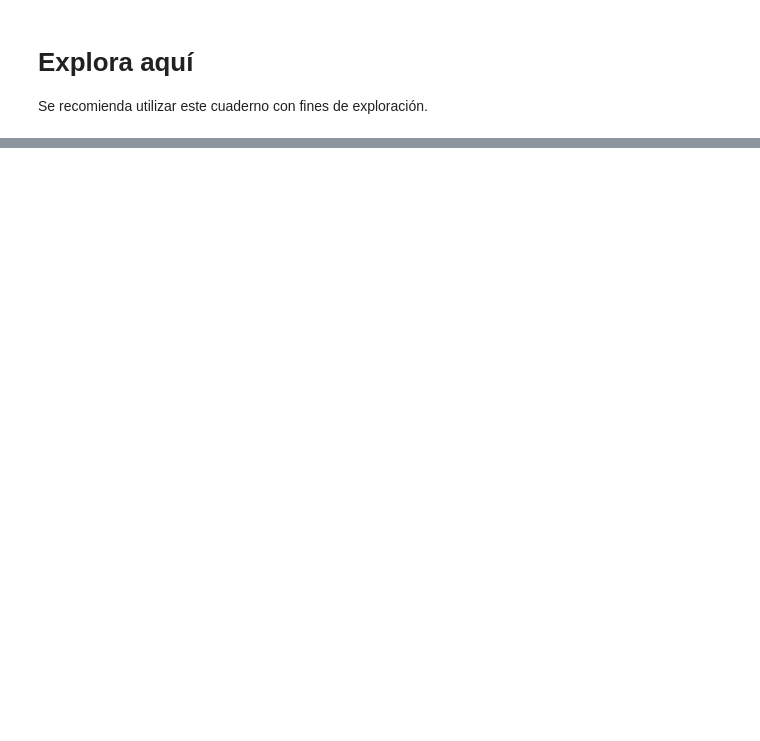
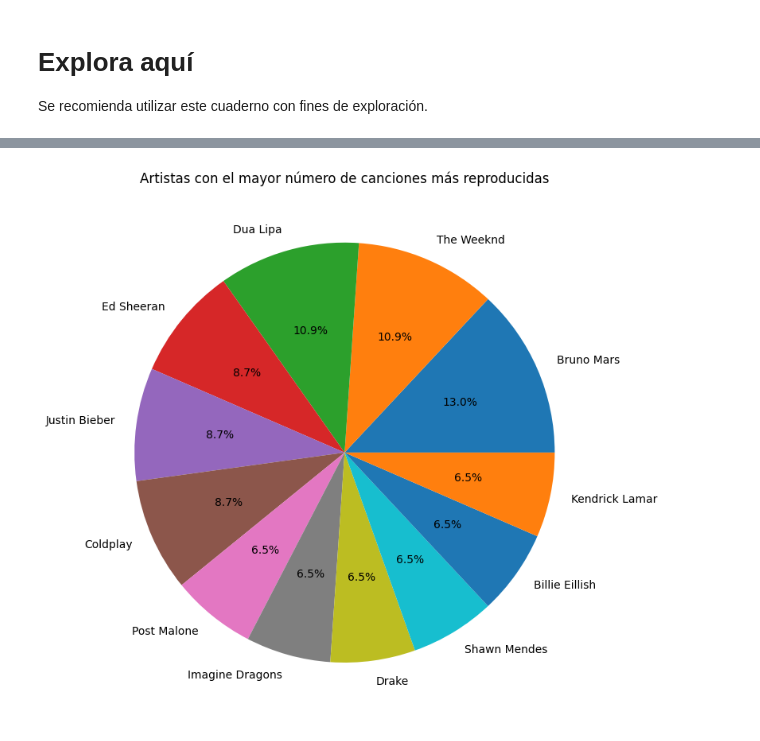
Before and after one commit to 4GeeksAcademy/web-scraping-project-tutorial-BryanJumbo, a Jupyter notebook: src/explore.es.ipynb, the cells around one changed output, grey strips where cells are left out. Cells and saved outputs as stored; diff of their text form; code cells hidden in the pictures; blank space fills up the shorter version.

```diff
--- a/src/explore.es.ipynb
+++ b/src/explore.es.ipynb
@@ -50,0 +73,19 @@ for tabla in p_response:
+# %%
+top_artistas = p_response[1].head(12)
+artistas = top_artistas['Artist'].iloc[:, 0]
+data = pandas.to_numeric(top_artistas[('Top 100', 'Total songs')], errors='coerce')
+porcentaje_canciones = data / data.sum() * 100
+
+informacion = pandas.DataFrame({
+    'Artist': artistas,
+    'Porcentaje': porcentaje_canciones
+})
+
+
+plt.figure(figsize=(8, 8))
+plt.pie(informacion['Porcentaje'], labels=informacion['Artist'], autopct='%1.1f%%')
+plt.title("Artistas con el mayor número de canciones más reproducidas")
+plt.tight_layout()
+plt.show()
+# %% [output]
+[figure, added]
```
Also changed, not shown: parts of 6 cells of this notebook, 3 other files.
